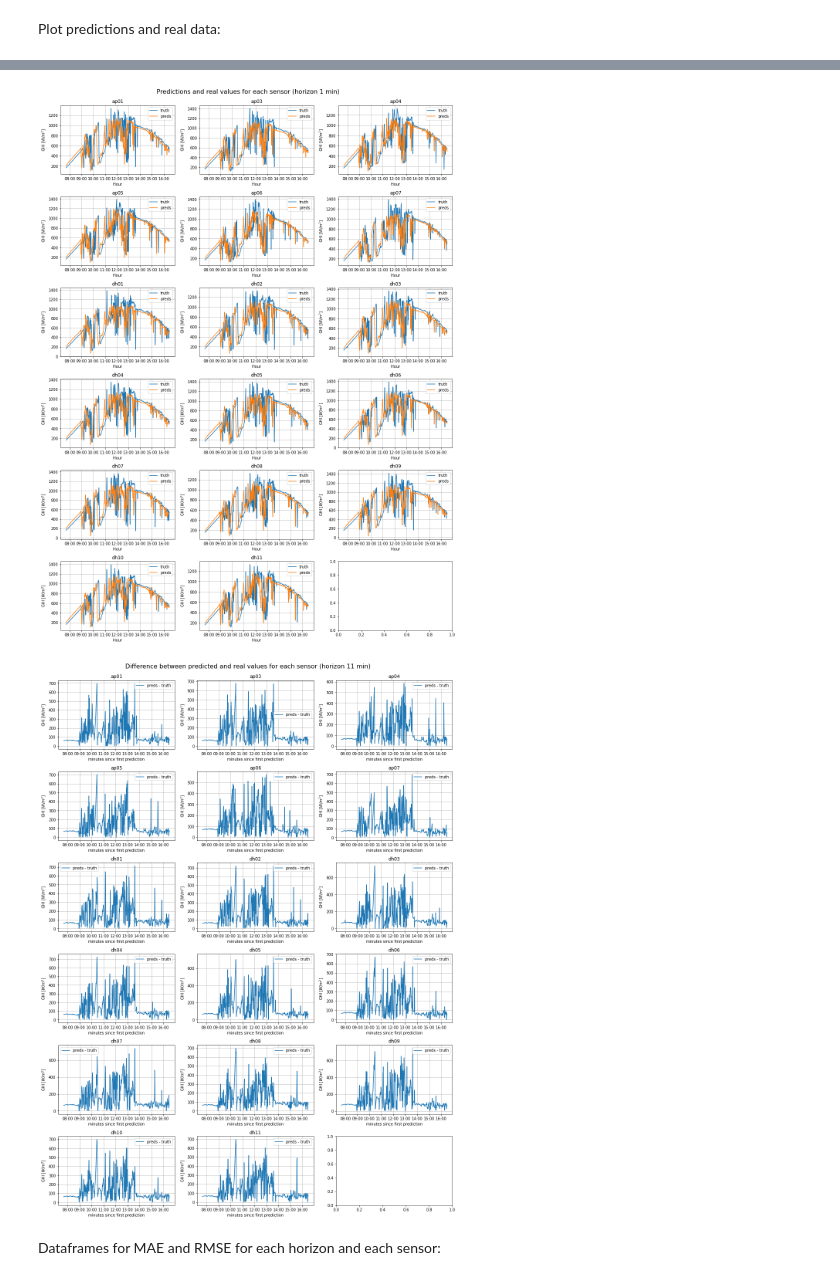
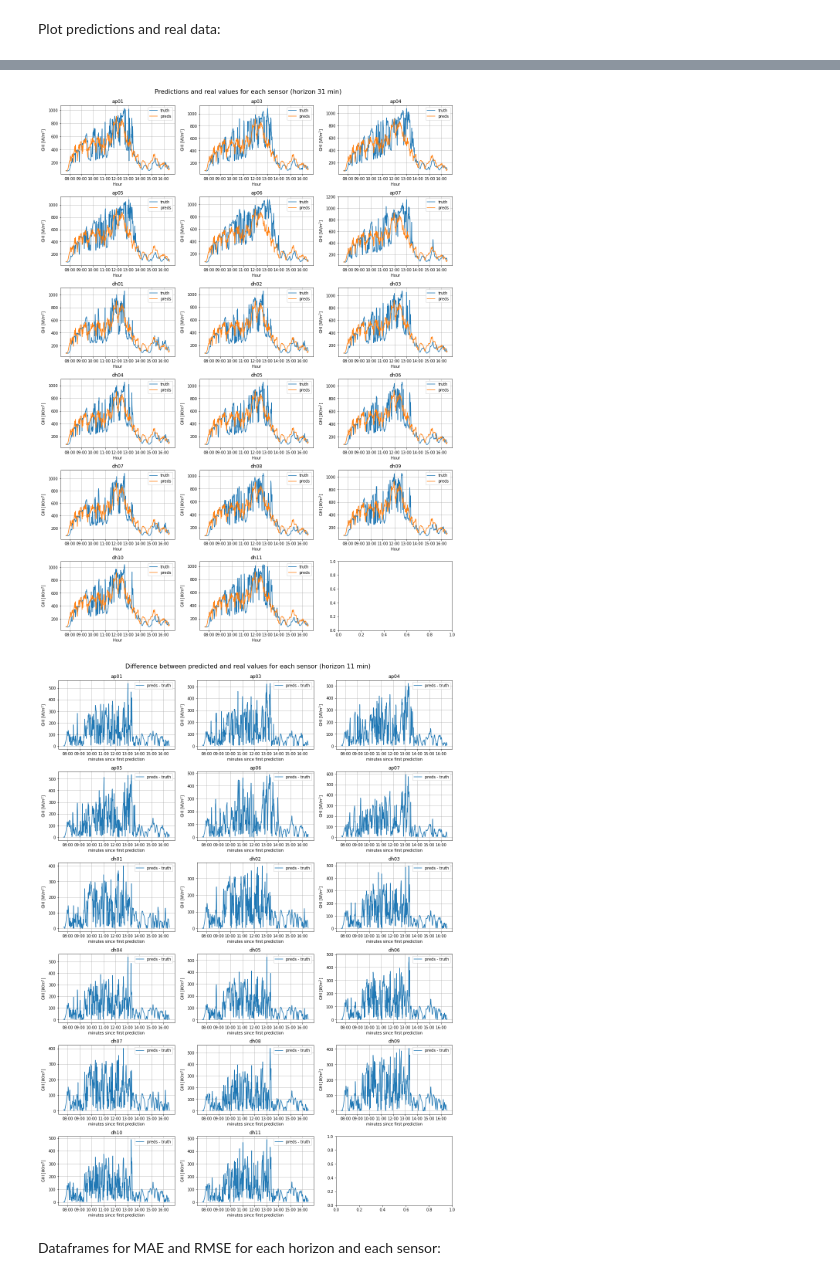
Before and after one commit to jlrisco/caide, a Jupyter notebook: src/forecaster/notebooks/result-analysis.ipynb, the cells around one changed output, grey strips where cells are left out. Saved outputs shown, nothing was run; the diff lists cells and outputs as text; code cells hidden in the pictures.

```diff
--- a/src/forecaster/notebooks/result-analysis.ipynb
+++ b/src/forecaster/notebooks/result-analysis.ipynb
@@ -64,22 +88,24 @@ Plot predictions and real data:
 # %%
-h = 0
+h = 2
 
 fig,ax = plt.subplots(6,3, figsize=(15,20),constrained_layout = True)
 fig.suptitle('Predictions and real values for each sensor (horizon {} min)'.format(horizons[h]), fontsize=16)
 for i in range(17):
     ax[i//3,i%3].set_title(label=sensors[i])
     ax[i//3,i%3].plot(times, data[:,i], label='truth')
     ax[i//3,i%3].plot(times, preds[:,i,h], label='preds')
+    # ax[i//3,i%3].plot(times, persistence[:,i,h], label='persistence')
     ax[i//3,i%3].xaxis.set_major_formatter(mdates.DateFormatter('%H:%M'))
     ax[i//3,i%3].grid()
     ax[i//3,i%3].legend()
     ax[i//3,i%3].set_ylabel('GHI $[W/m^2]$')
+    ax[i//3,i%3].set_xlabel('Hour') #, fontsize=12)
+
     # ax[i//3,i%3].set_xlabel('minutes since first prediction')
 
     # ax.plot(x, true)
-    ax[i//3,i%3].set_xlabel('Hour') #, fontsize=12)
 # %% [output]
-[figure, old version]
+[figure, new version]
 # %%
 h =1
 
@@ -94,7 +120,7 @@ for i in range(17):
     ax[i//3,i%3].set_ylabel('GHI $[W/m^2]$')
     ax[i//3,i%3].set_xlabel('minutes since first prediction')
 # %% [output]
-[figure, old version]
+[figure, new version]
 # %% [markdown]
 Dataframes for MAE and RMSE for each horizon and each sensor:
 # %%
```
Also changed, not shown: parts of 9 cells of this notebook, 1 other file.
